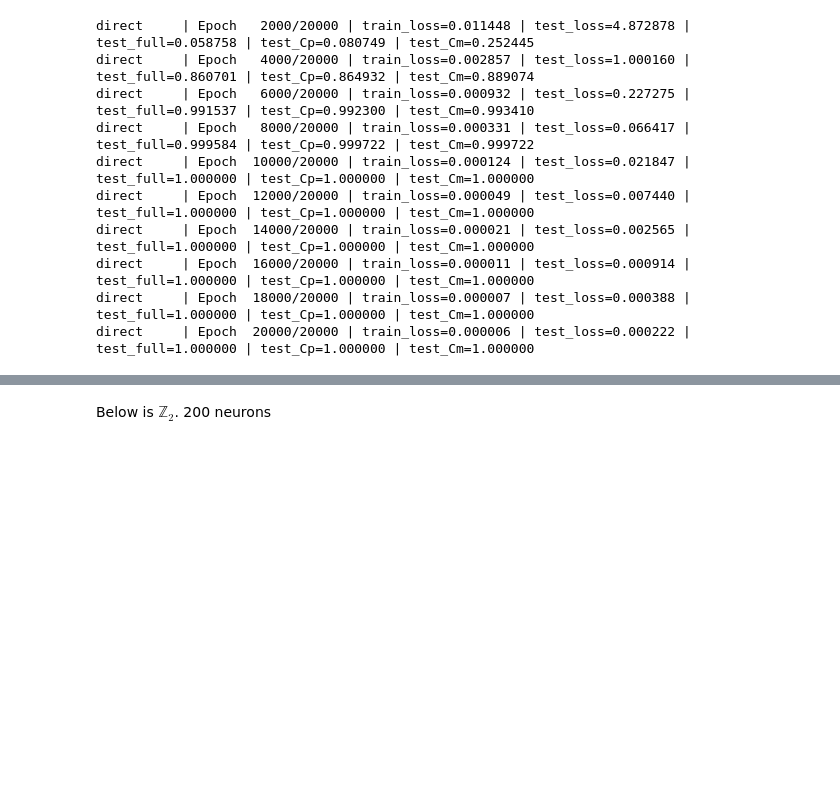
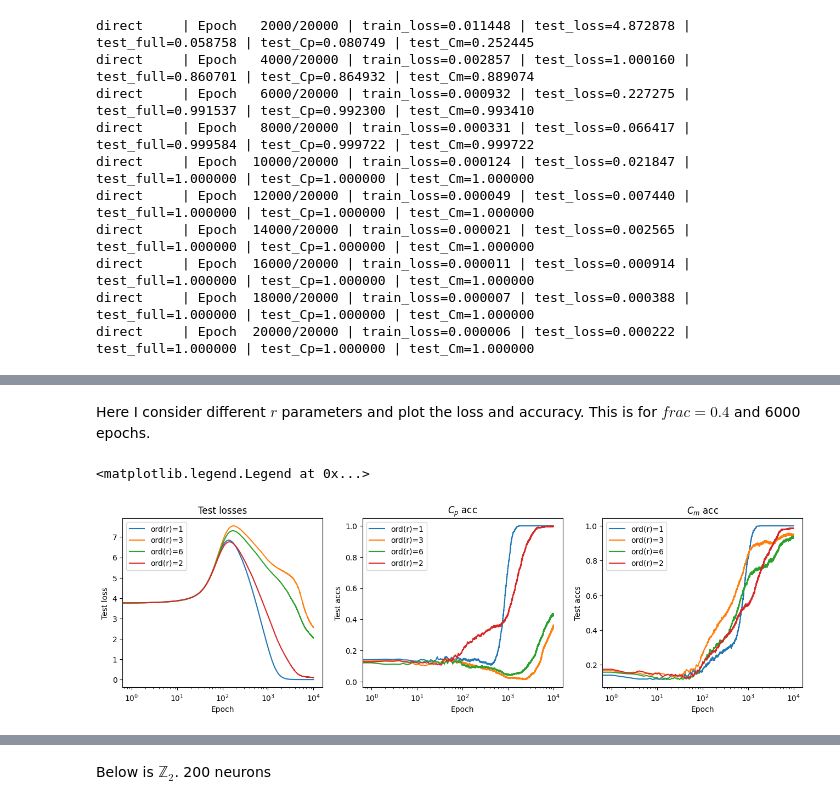
Before and after one commit to IustinS2/Grokking, a Jupyter notebook: iustin/group_ext.ipynb, the cells around one changed output, grey strips where cells are left out. Saved outputs shown, nothing was run; the diff lists cells and outputs as text; code cells hidden in the pictures; blank space fills up the shorter version.

```diff
--- a/iustin/group_ext.ipynb
+++ b/iustin/group_ext.ipynb
@@ -1063,3 +1075,12 @@ direct     | Epoch  14000/20000 | train_loss=0.000021 | test_loss=0.002565 | tes
 direct     | Epoch  16000/20000 | train_loss=0.000011 | test_loss=0.000914 | test_full=1.000000 | test_Cp=1.000000 | test_Cm=1.000000
 direct     | Epoch  18000/20000 | train_loss=0.000007 | test_loss=0.000388 | test_full=1.000000 | test_Cp=1.000000 | test_Cm=1.000000
 direct     | Epoch  20000/20000 | train_loss=0.000006 | test_loss=0.000222 | test_full=1.000000 | test_Cp=1.000000 | test_Cm=1.000000
+# %%
+rs_by_order = find_rs_by_order(p, m)
+r_reps = {order: rs[0] for order, rs in rs_by_order.items()}
+results_by_order = {}
+
+for order, r in r_reps.items():
+    print(f"Training semidirect product with r={r}, order={order}")
+
+    results_by_order[order] = train_Cp_Cm_batched(kind="semidirect",r=r)
@@ -1065,0 +1105,43 @@ direct     | Epoch  20000/20000 | train_loss=0.000006 | test_loss=0.000222 | tes
+# %% [markdown]
+Here I consider different $r$ parameters and plot the loss and accuracy. This is for $frac=0.4$ and 6000 epochs.
+# %%
+fig, axes=plt.subplots(1, 3, figsize=(16, 4))
+
+for order, res in results_by_order.items():
+    axes[0].plot(
+        res["test_losses"].detach().cpu(),
+        label=f"ord(r)={order}"
+    )
+
+axes[0].set_xscale("log")
+axes[0].set_xlabel("Epoch")
+axes[0].set_ylabel(r"Test loss")
+axes[0].set_title(r"Test losses")
+axes[0].legend()
+
+for order, res in results_by_order.items():
+    axes[1].plot(
+        res["test_Cp_accs"].detach().cpu(),
+        label=f"ord(r)={order}"
+    )
+
+axes[1].set_xscale("log")
+axes[1].set_xlabel("Epoch")
+axes[1].set_ylabel(r"Test accs")
+axes[1].set_title(r"$C_p$ acc")
+axes[1].legend()
+
+for order, res in results_by_order.items():
+    axes[2].plot(
+        res["test_Cm_accs"].detach().cpu(),
+        label=f"ord(r)={order}"
+    )
+
+axes[2].set_xscale("log")
+axes[2].set_xlabel("Epoch")
+axes[2].set_ylabel(r"Test accs")
+axes[2].set_title(r"$C_m$ acc")
+axes[2].legend()
+# %% [output]
+<matplotlib.legend.Legend at 0x...>
+[figure, added]
```
Also changed, not shown: parts of 6 cells of this notebook.
